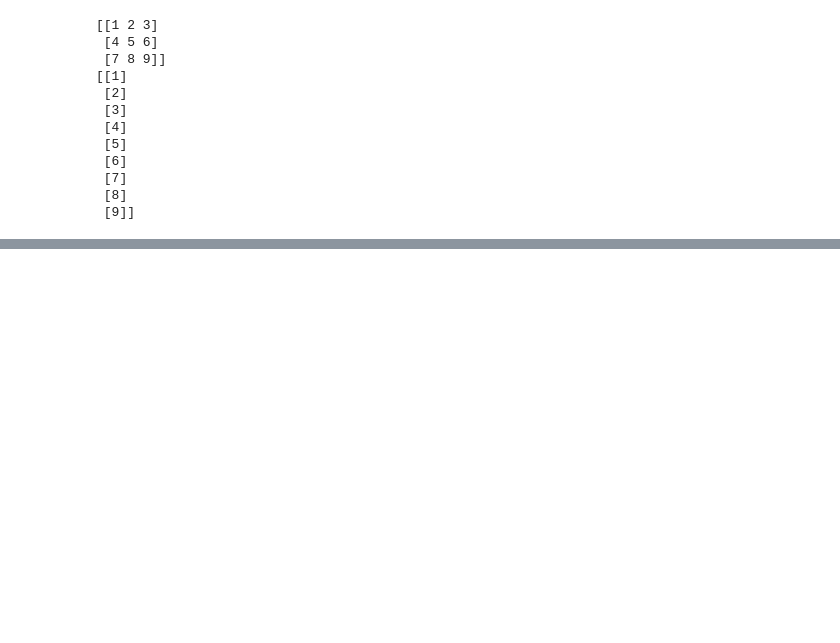
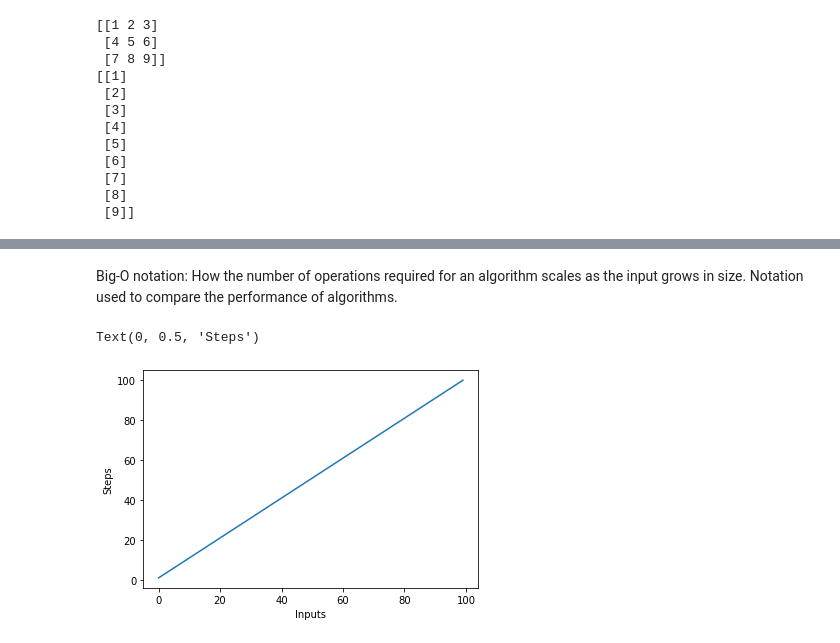
Before and after one commit to RobertaMurniece/personal-projects, a Jupyter notebook: numpy.ipynb, the cells around one changed output, grey strips where cells are left out. Saved outputs shown, nothing was run; the diff lists cells and outputs as text; code cells hidden in the pictures; blank space fills up the shorter version.

```diff
--- a/numpy.ipynb
+++ b/numpy.ipynb
@@ -101,0 +252,32 @@ print(grid)
+# %% [markdown]
+Big-O notation:
+How the number of operations required for an algorithm scales as the input grows in size. Notation used to compare the performance of algorithms.
+# %%
+import matplotlib.pyplot as plt
+steps = []
+def linear(n):
+    return 2*n
+
+for i in range(1, 100):
+    steps.append(linear(i))
+
+
+def quadratic_algo(items):
+    for item in items:
+        for item2 in items:
+            return item2
+
+steps2 = []
+list = [1]
+
+for i in range(2, 101):
+    list.append(i)
+    steps2.append(quadratic_algo(list))
+
+plt.plot(list)
+
+plt.xlabel('Inputs')
+plt.ylabel('Steps')
+# %% [output]
+Text(0, 0.5, 'Steps')
+[figure, added]
```
Also changed, not shown: parts of 21 cells of this notebook, 3 other files.
